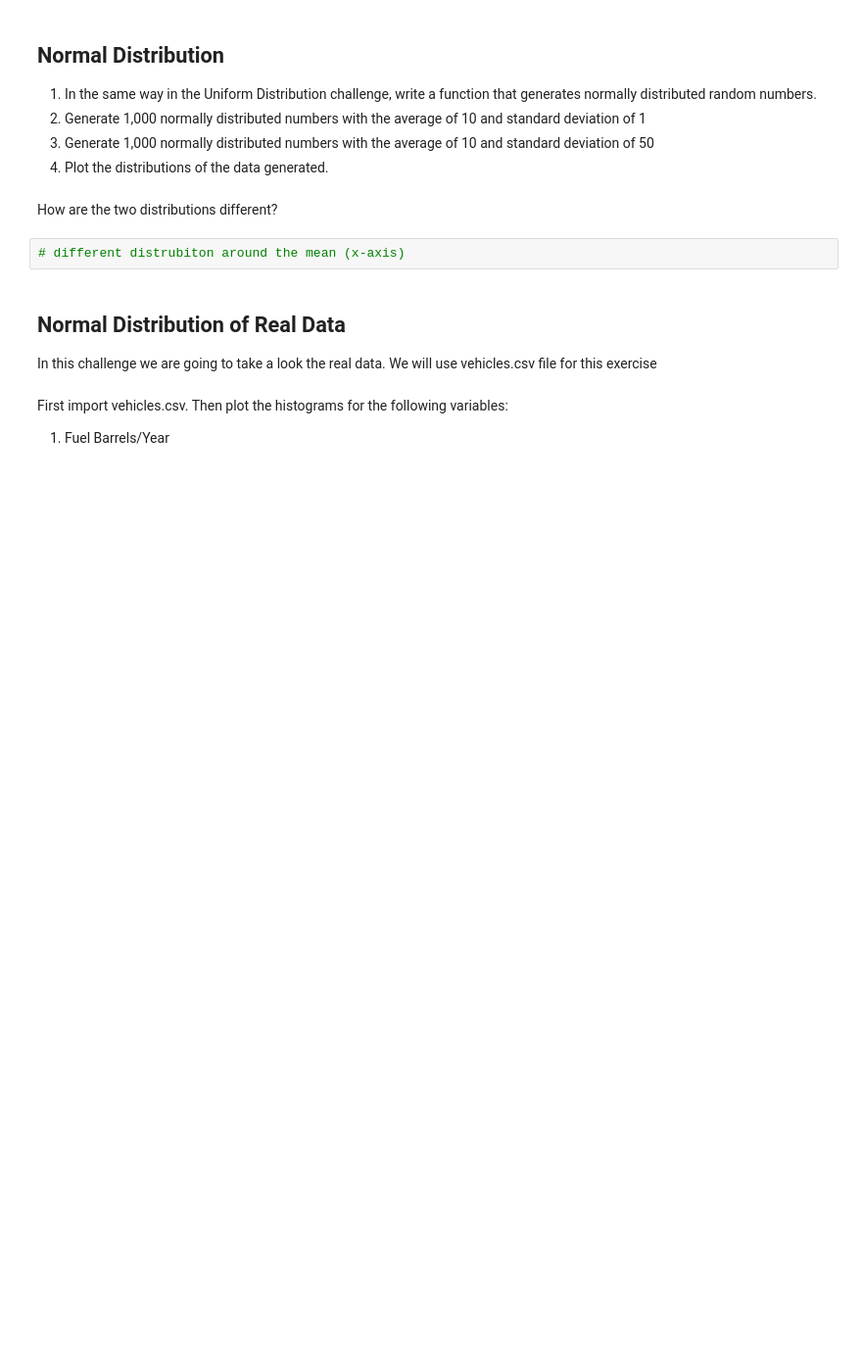
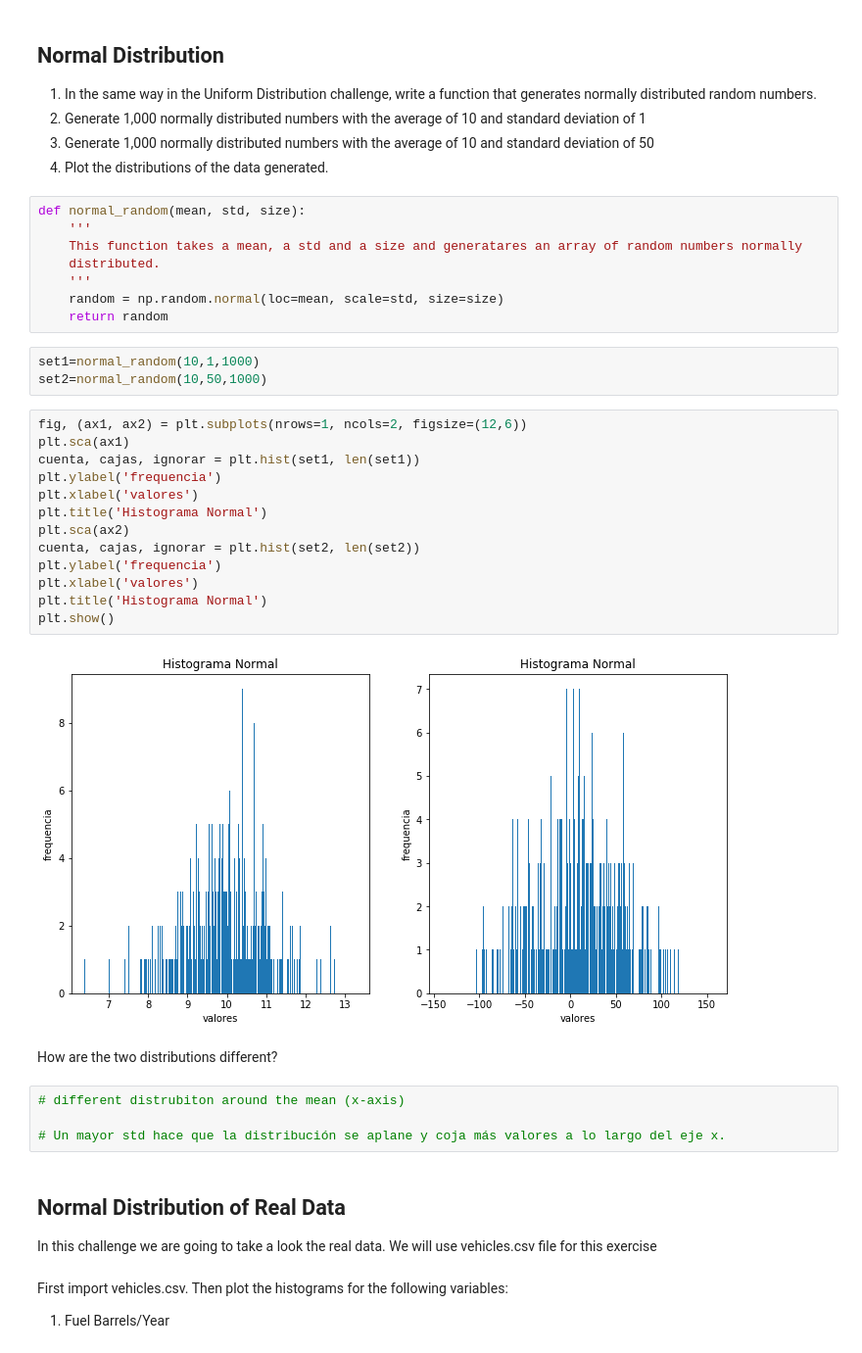
Before and after one commit to ta-datapt-bcn/lab-cont-probability-distribution, a Jupyter notebook: your_code/main.ipynb, the cells around one changed output. Shown at 98% size. Cells and saved outputs as stored; diff of their text form; blank space fills up the shorter version.

```diff
--- a/your_code/main.ipynb
+++ b/your_code/main.ipynb
@@ -54,10 +88,38 @@ How are the two distributions different?
 1. Generate 1,000 normally distributed numbers with the average of 10 and standard deviation of 1
 1. Generate 1,000 normally distributed numbers with the average of 10 and standard deviation of 50
 2. Plot the distributions of the data generated.
+# %%
+def normal_random(mean, std, size):
+    '''
+    This function takes a mean, a std and a size and generatares an array of random numbers normally
+    distributed.
+    '''
+    random = np.random.normal(loc=mean, scale=std, size=size)
+    return random
+# %%
+set1=normal_random(10,1,1000)
+set2=normal_random(10,50,1000)
+# %%
+fig, (ax1, ax2) = plt.subplots(nrows=1, ncols=2, figsize=(12,6))
+plt.sca(ax1)
+cuenta, cajas, ignorar = plt.hist(set1, len(set1))
+plt.ylabel('frequencia')
+plt.xlabel('valores')
+plt.title('Histograma Normal')
+plt.sca(ax2)
+cuenta, cajas, ignorar = plt.hist(set2, len(set2))
+plt.ylabel('frequencia')
+plt.xlabel('valores')
+plt.title('Histograma Normal')
+plt.show()
+# %% [output]
+[figure, added]
 # %% [markdown]
 How are the two distributions different?
 # %%
 # different distrubiton around the mean (x-axis)
+
+# Un mayor std hace que la distribución se aplane y coja más valores a lo largo del eje x.
 # %% [markdown]
 ## Normal Distribution of Real Data
 
```
Also changed, not shown: parts of 22 cells of this notebook, 1 other file.
